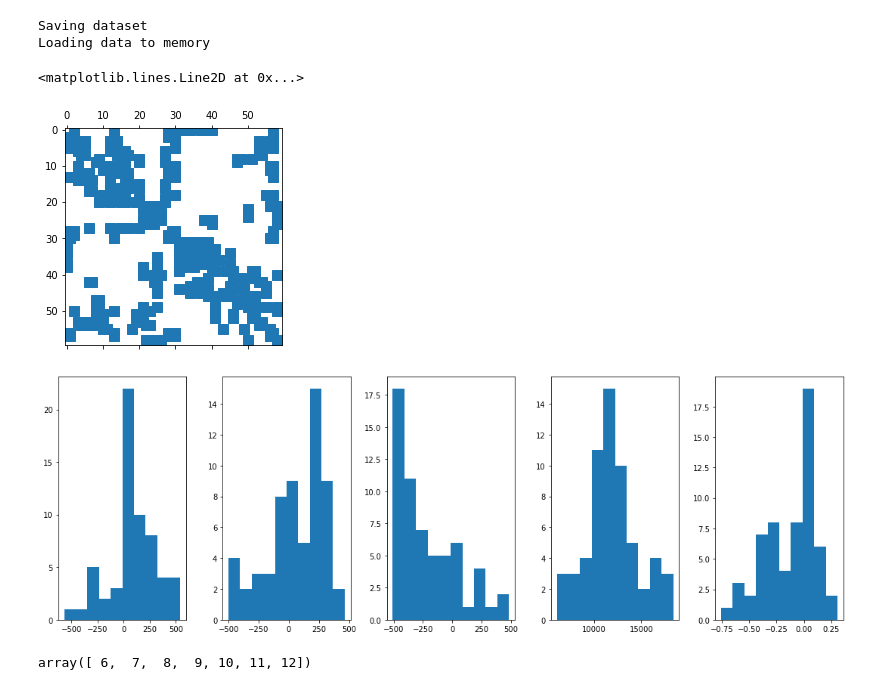
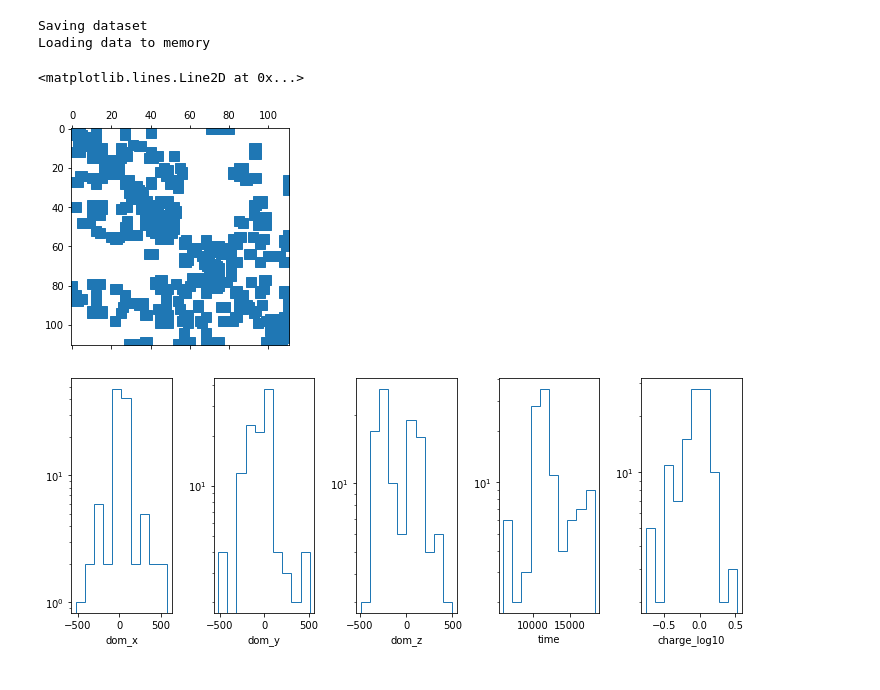
Before and after one commit to astrockragh/IceCube, a Jupyter notebook: visual.ipynb, the cells around one changed output. Cells and saved outputs as stored; diff of their text form; code cells hidden in the pictures.

Commit message:
Visualization finished

```diff
--- a/visual.ipynb
+++ b/visual.ipynb
@@ -3,4 +3,5 @@ import networkx as nx
 import numpy as np
 import matplotlib.pyplot as plt
 import scipy.sparse as scp
+features=["dom_x", "dom_y", "dom_z", "time", "charge_log10"]
 # %%
@@ -23,27 +25,26 @@ dataset_test  = dataset[idx_lists[2]]
 # %%
 dt=dataset_train
 # %%
-X, A=dt[0].x, dt[0].a
-plt.spy(A)
+k=1
+X, A, Y=dt[k].x, dt[k].a, dt[k].y
+fig, ax=plt.subplots()
+ax.spy(A)
 # %% [output]
 <matplotlib.lines.Line2D at 0x...>
-[figure, old version]
+[figure, new version]
 # %%
 dx, dy, dz, t, q= X[:,0], X[:,1], X[:,2], X[:,3], X[:,4]
-fig, ax=plt.subplots(nrows=1, ncols=5, figsize=(15,5))
+fig1, ax1=plt.subplots(nrows=1, ncols=5, figsize=(10,4))
 for i in range(len(X[0])):
-    ax[i].hist(X[:,i])
-fig.tight_layout()
+    ax1[i].hist(X[:,i], histtype='step')
+    ax1[i].set(xlabel=features[i], yscale='log')
+fig1.tight_layout()
+ix, iy,_=scp.find(A)
 adj=list(zip(ix,iy))
 # %% [output]
-[figure, old version]
+[figure, new version]
 # %%
 G=nx.Graph()
 for i in np.arange(len(X[:,0])):
     G.add_node(i, x=X[i,0], y=X[i,1], z=X[i,2], t=X[i,3], q=X[i,4], pos2d=[X[i,0], X[i,1]] ,pos3d=[X[i,0], X[i,1],X[i,2]])
 G.add_edges_from(adj)
-# %%
-# np.unique(np.array(G.degree())[:,1]/len(np.array(G.degree())[:,1]))
-np.unique(np.array(G.degree())[:,1])
-# %% [output]
-array([ 6,  7,  8,  9, 10, 11, 12])
```
Also changed, not shown: parts of 12 cells of this notebook, 3 other files.
